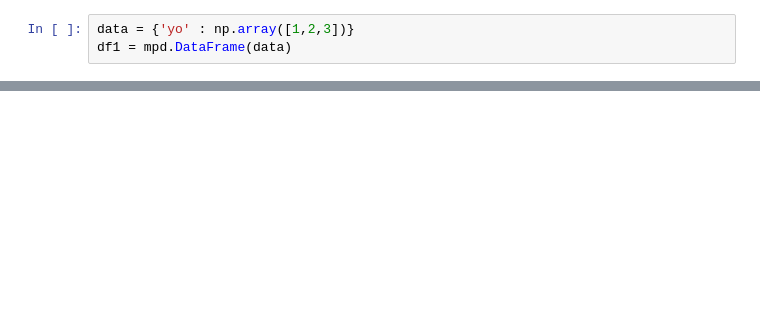
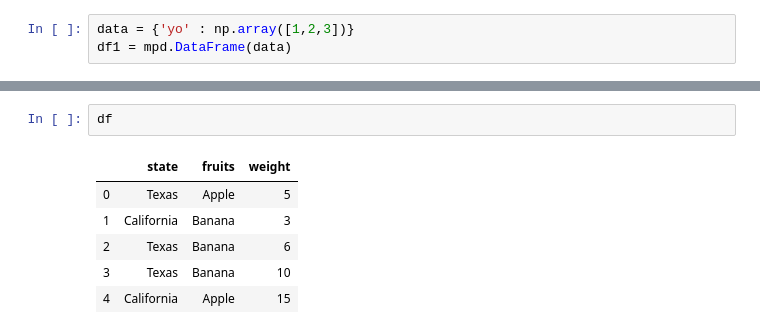
Before and after one commit to shubhamprk175/mini_pandas, a Jupyter notebook: Test Notebook.ipynb, the cells around one changed output, grey strips where cells are left out. Drawn from its saved outputs; the diff is of its cells as text; blank space fills up the shorter version.

```diff
--- a/Test Notebook.ipynb
+++ b/Test Notebook.ipynb
@@ -313,0 +324,9 @@ df.sort_values(['weight', 'height'], reverse=True)
+# %%
+df
+# %% [output]
+|  | state | fruits | weight |
+| 0 | Texas | Apple | 5 |
+| 1 | California | Banana | 3 |
+| 2 | Texas | Banana | 6 |
+| 3 | Texas | Banana | 10 |
+| 4 | California | Apple | 15 |
```
Also changed, not shown: parts of 33 cells of this notebook, 5 other files.
